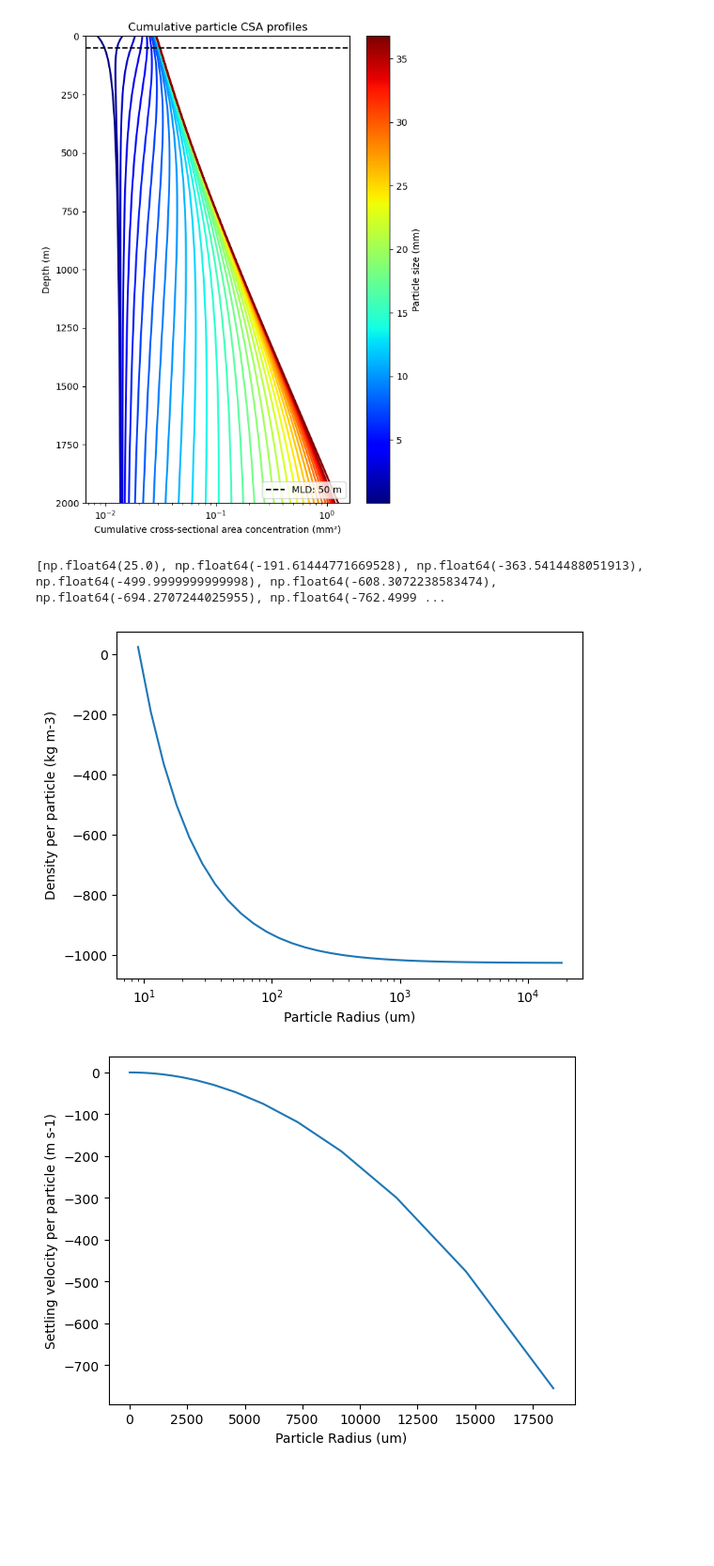
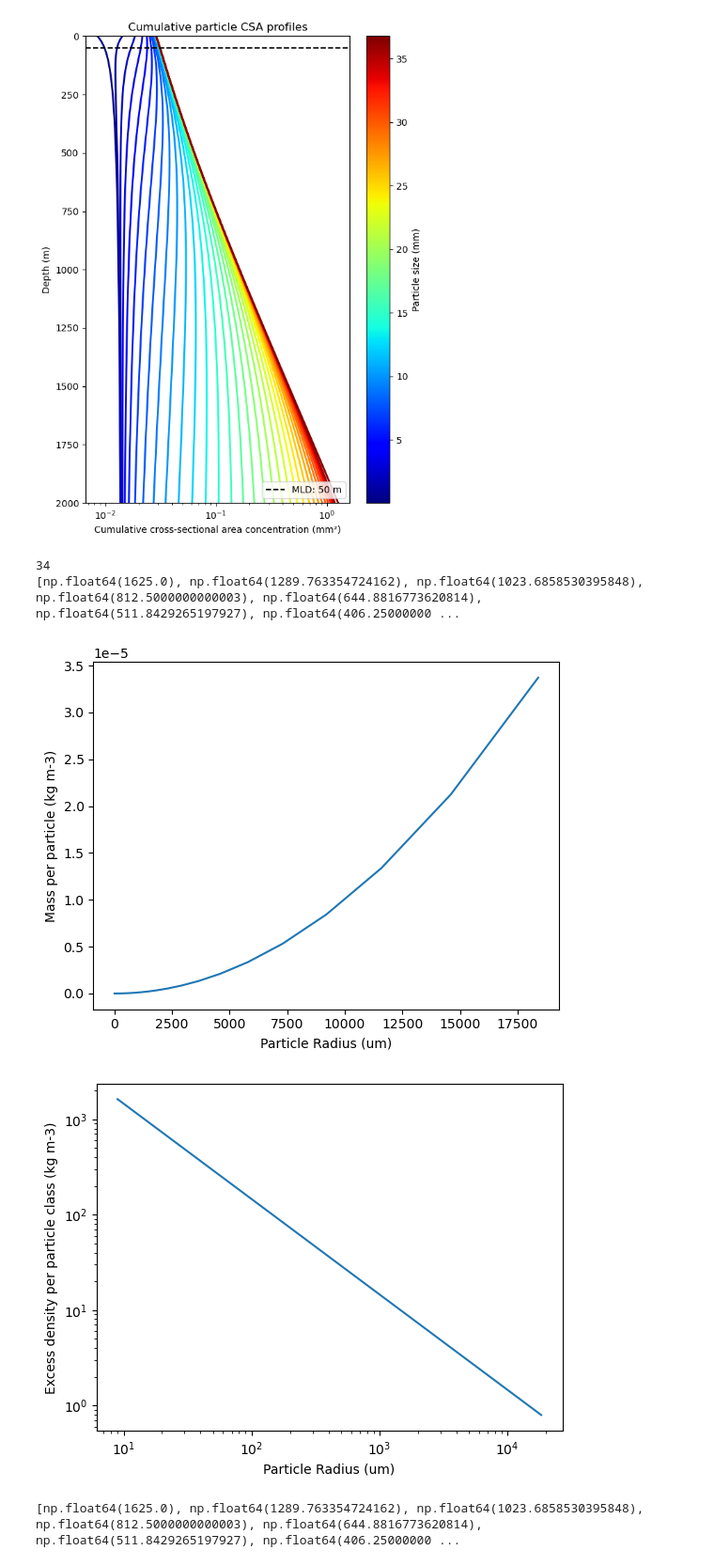
Before and after one commit to shodnett/agg_model_MSc, a Jupyter notebook: Agg_model.ipynb, the cells around one changed output. Shown at 94% size. Drawn from its saved outputs; the diff is of its cells as text; code cells hidden in the pictures; blank space fills up the shorter version.

Commit message:
density should be resolving now, next look at settling velocity

```diff
--- a/Agg_model.ipynb
+++ b/Agg_model.ipynb
@@ -755,7 +755,7 @@ n_bins = len(size_bins)                                             # specifying
 # ------------------------------
 Df = 2.0                                                            # Fractal Dimension
 rho_f = 1025                                                        # Seawater Density (kg m-3)
-rho0 = 1050                                                         # Primary Particle Density (kg m-3)
+rho0 = 2650                                                         # Primary Particle Density (kg m-3)
 mu = 1e-3                                                           # Viscosity of seawater
 g = 9.81                                                            # Acceleration due to gravity
 surface_a = 0.5                                                     # Stickiness (probability of successful collisions) at the surface
@@ -793,7 +793,7 @@ CSA = (size_bins / size_bins[0])**(-CSA_slope)                      # how much b
 CSA = CSA / np.sum(CSA) * CSA0                                      # divide these individual weightings by their sum which is multiplied by the starting max CSA, so scaling their probabilities up
 
 # number concentration
-N = CSA / area_per_particle  #(particles m-3)                       # inferring the number of particles in each size class from the total cross-sectional area for each size class
+N = CSA / area_per_particle  #(mm2 m-3 / mm2 = particles m-3)       # inferring the number of particles in each size class from the total cross-sectional area for each size class
 
 # Mass
 """
@@ -806,7 +806,8 @@ V0 = (4/3) * np.pi * r0**3      #[] x [] x m3 = m3
 m0 = rho0 * V0  #kg m-3 x m3 = kg
 
 particle_mass = m0 * (radius_m / r0)**Df      #kg * (m/m)^2 which is [] = kg per particle
-M = N * particle_mass    # particles m-3 * kg = kg m-3
+M = N * particle_mass    # particles m-3 * kg = kg m-3 actually density of particle weight per litre
+print(len(M)) # mass within each particle size class
 
 # -------------------------------------------------------------------
 # FUNCTIONS: PARTICLE DENSITY, SETTLING VELOCITY, SHEAR + AGGREGATION
@@ -817,23 +818,14 @@ def particle_density(r):
     Calculates the density of a particle of given radius (r), based on its size
     relative to primary particle (smallest size class) radius. Radius must be in m.
     """
-    r0 = radius_m[0]                                                # reference particle = radius of smallest particle in range                                                     # smallest primary particle assigned a reference density of 1050 kg m-3, slightly denser than seawater
-    relative_size = r / r0                                          # size of each particle relative to the primary one
-    density = (rho0 * (relative_size)**(Df - 3))                      # primary particle density x scaling factor to the power of Df - 3 (radial density equation)
-    rho_eff = density - rho_f
+
+    r0 = radius_m[0]                                         # reference particle = radius of smallest particle in range
+    rho_primary = 2650                                              # smallest primary particle assigned a reference density of 1050 kg m-3, slightly denser than seawater                                        # size of each particle relative to the primary one
+    # rho_eff = (rho0 * ((r / r0)**(Df - 3))) - rho_f          # primary particle density x scaling factor to the power of Df - 3 (radial density equation)
+    delta_rho = (rho_primary - rho_f) * (r / r0)**(Df - 3)
     #rho_eff = rho_f + (rho0 - rho_f) * relative_size**(Df - 3)
 
-    return rho_eff
-    # max(rho_eff, rho_f + 1)                                       # spits out density of particle
-
-
-    r0 = radius_m[0]                  # primary particle radius
-    relative_size = r / r0
-
-    rho_eff = (rho0 - rho_f) * relative_size**(Df - 3)
-
-    return rho_eff
-
+    return delta_rho                                           # spits out excess density of particle
 
 
 excess_densities = []                                                      # This checks the density of the different size classes of particles - need to fix the drop below seawater density
@@ -843,12 +835,23 @@ for r in radius_m:                                                  # possibly n
 print(excess_densities)
 
 fig, ax = plt.subplots()
+ax.plot(radius, particle_mass)
+# ax.set_xscale("log")
+ax.set_xlabel("Particle Radius (um)")
+ax.set_ylabel("Mass per particle (kg m-3)")
+plt.tight_layout
+plt.show()
+
+fig, ax = plt.subplots()
 ax.plot(radius, excess_densities)
 ax.set_xscale("log")
+ax.set_yscale("log")
 ax.set_xlabel("Particle Radius (um)")
-ax.set_ylabel("Density per particle (kg m-3)")
+ax.set_ylabel("Excess density per particle class (kg m-3)")
 plt.tight_layout
 plt.show()
+
+print(excess_densities)
 
 # ------------------------------
 # SETTLING
@@ -863,7 +866,6 @@ def settling_velocity(r):
     rho_eff = particle_density(r)
 
     return (2/9) * (rho_eff) * g * r**2 / mu                # The Stokes formula, incorporating excess density
-    # add rho_eff - rho_f back in
 
 sink_velocities = []
 for r in radius_m:
@@ -1250,33 +1252,35 @@ ax.set_xlabel(
 ax.set_ylabel("Depth (m)")
 
 norm = plt.Normalize(
     vmin=min(size_bins/1000),
     vmax=max(size_bins/1000)
 )
 
 sm = plt.cm.ScalarMappable(
     cmap=cmap,
     norm=norm
 )
 
 plt.colorbar(
     sm,
     ax=ax,
     label="Particle size (mm)"
 )
 
 plt.tight_layout()
 plt.show()
 
 
 fig, ax = plt.subplots()
 ax.plot(shear_collision_profile, depths)
 ax.set_title("Number of Collisions due to shear")
 ax.set_xlabel("No. of aggregations")
 ax.set_ylabel("Depth (m)")
 ax.invert_yaxis()
 plt.show()
 # %% [output]
-[np.float64(25.0), np.float64(-191.61444771669528), np.float64(-363.5414488051913), np.float64(-499.9999999999998), np.float64(-608.3072238583474), np.float64(-694.2707244025955), np.float64(-762.4999 ...
+34
+[np.float64(1625.0), np.float64(1289.763354724162), np.float64(1023.6858530395848), np.float64(812.5000000000003), np.float64(644.8816773620814), np.float64(511.8429265197927), np.float64(406.25000000 ...
-[figure, old version]
+[figure, new version]
-[figure, old version]
+[figure, new version]
+[np.float64(1625.0), np.float64(1289.763354724162), np.float64(1023.6858530395848), np.float64(812.5000000000003), np.float64(644.8816773620814), np.float64(511.8429265197927), np.float64(406.25000000 ...
```
Also changed, not shown: parts of 2 cells of this notebook.
